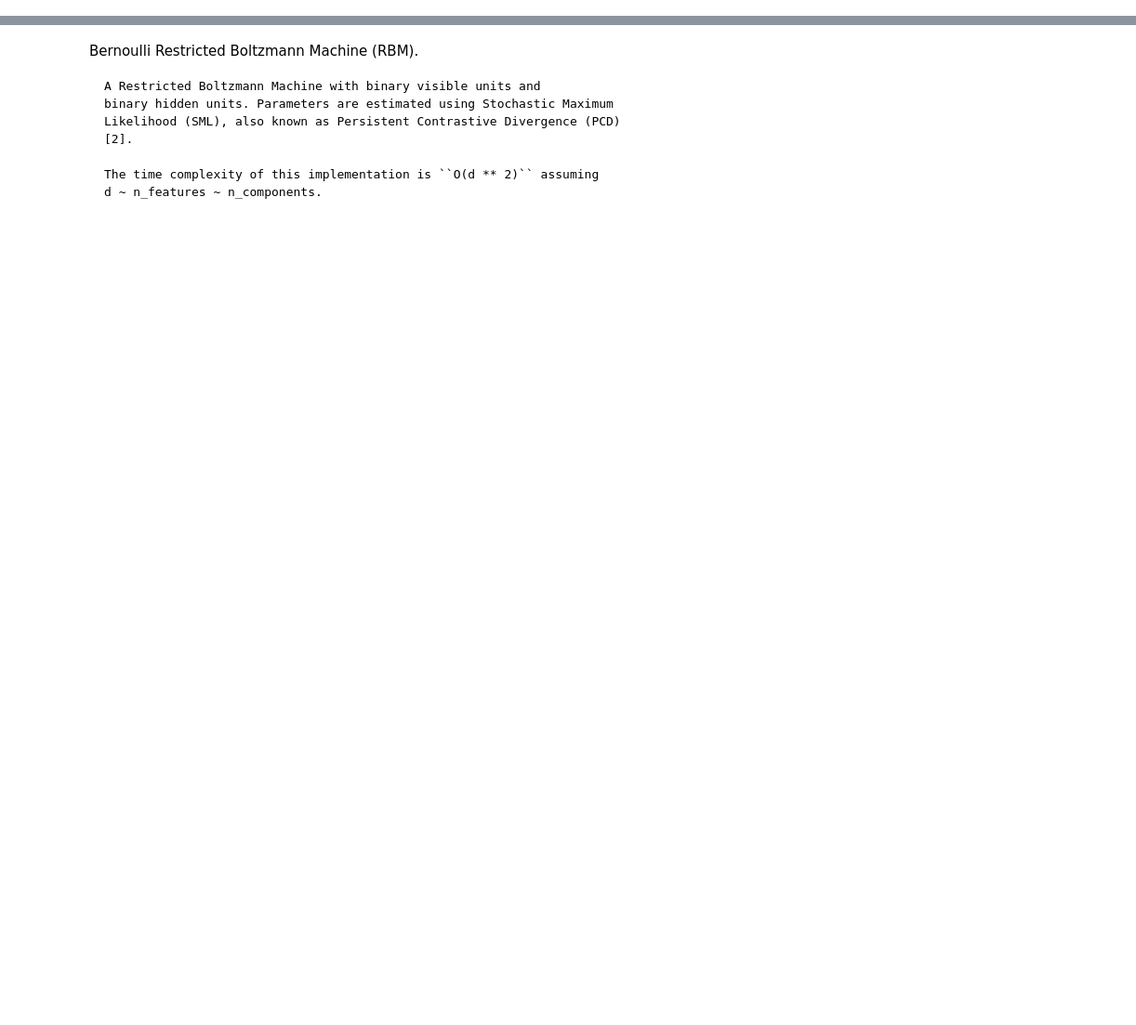
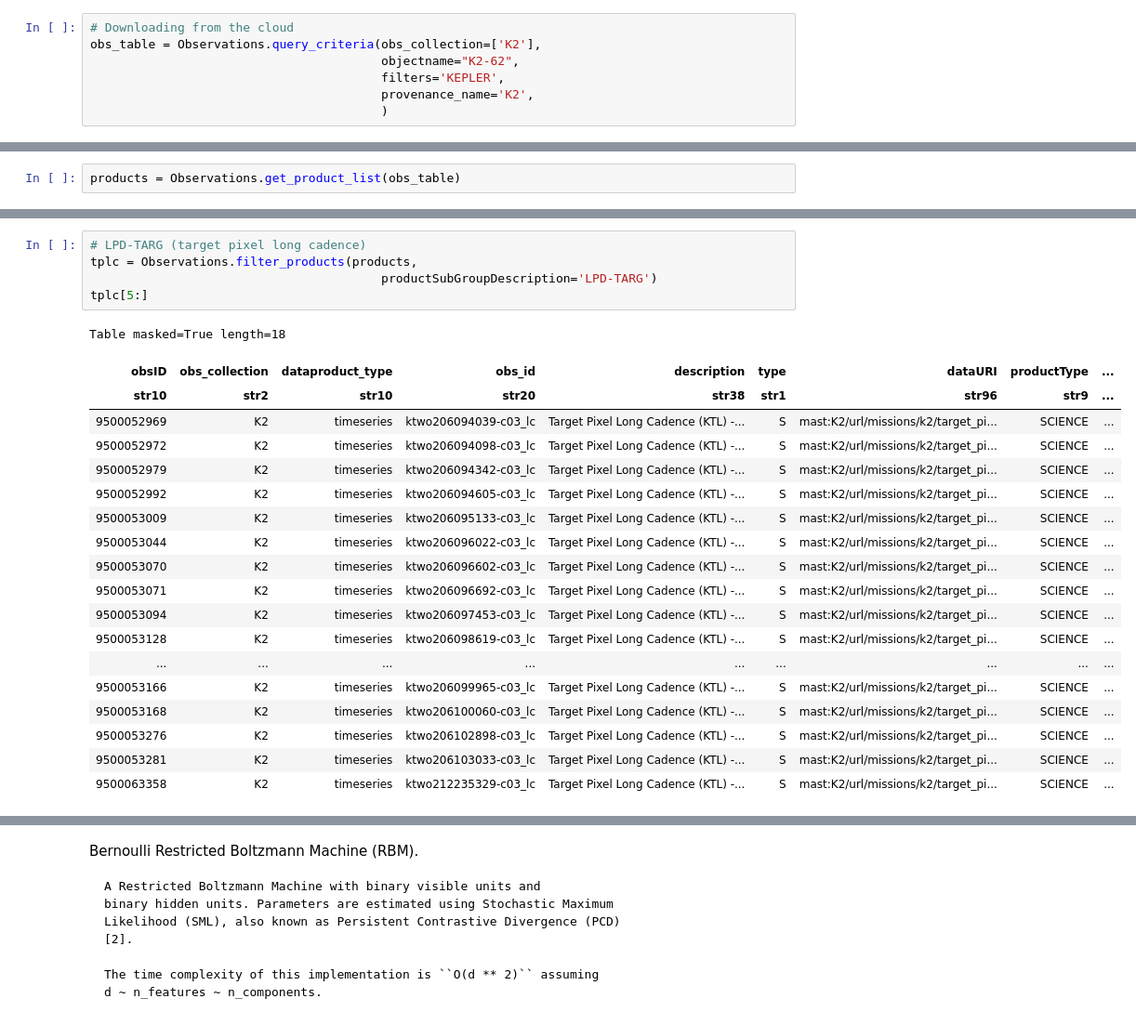
Before and after one commit to alphasentaurii/starskope, a Jupyter notebook: starskope_3.ipynb, the cells around one changed output, grey strips where cells are left out. Shown: that part at 93% size. Drawn from its saved outputs; the diff is of its cells as text; blank space fills up the shorter version.

```diff
--- a/starskope_3.ipynb
+++ b/starskope_3.ipynb
@@ -7,0 +141,7 @@ WORK IN PROGRESS
+# %%
+# Downloading from the cloud
+obs_table = Observations.query_criteria(obs_collection=['K2'],
+                                        objectname="K2-62",
+                                        filters='KEPLER',
+                                        provenance_name='K2',
+                                        )
@@ -7,0 +163,2 @@ WORK IN PROGRESS
+# %%
+products = Observations.get_product_list(obs_table)
@@ -7,0 +193,25 @@ WORK IN PROGRESS
+# %%
+# LPD-TARG (target pixel long cadence)
+tplc = Observations.filter_products(products,
+                                        productSubGroupDescription='LPD-TARG')
+tplc[5:]
+# %% [output]
+Table masked=True length=18
+| obsID | obs_collection | dataproduct_type | obs_id | description | type | dataURI | productType | ... |
+| str10 | str2 | str10 | str20 | str38 | str1 | str96 | str9 | ... |
+| 9500052969 | K2 | timeseries | ktwo206094039-c03_lc | Target Pixel Long Cadence (KTL) -... | S | mast:K2/url/missions/k2/target_pi... | SCIENCE | ... |
+| 9500052972 | K2 | timeseries | ktwo206094098-c03_lc | Target Pixel Long Cadence (KTL) -... | S | mast:K2/url/missions/k2/target_pi... | SCIENCE | ... |
+| 9500052979 | K2 | timeseries | ktwo206094342-c03_lc | Target Pixel Long Cadence (KTL) -... | S | mast:K2/url/missions/k2/target_pi... | SCIENCE | ... |
+| 9500052992 | K2 | timeseries | ktwo206094605-c03_lc | Target Pixel Long Cadence (KTL) -... | S | mast:K2/url/missions/k2/target_pi... | SCIENCE | ... |
+| 9500053009 | K2 | timeseries | ktwo206095133-c03_lc | Target Pixel Long Cadence (KTL) -... | S | mast:K2/url/missions/k2/target_pi... | SCIENCE | ... |
+| 9500053044 | K2 | timeseries | ktwo206096022-c03_lc | Target Pixel Long Cadence (KTL) -... | S | mast:K2/url/missions/k2/target_pi... | SCIENCE | ... |
+| 9500053070 | K2 | timeseries | ktwo206096602-c03_lc | Target Pixel Long Cadence (KTL) -... | S | mast:K2/url/missions/k2/target_pi... | SCIENCE | ... |
+| 9500053071 | K2 | timeseries | ktwo206096692-c03_lc | Target Pixel Long Cadence (KTL) -... | S | mast:K2/url/missions/k2/target_pi... | SCIENCE | ... |
+| 9500053094 | K2 | timeseries | ktwo206097453-c03_lc | Target Pixel Long Cadence (KTL) -... | S | mast:K2/url/missions/k2/target_pi... | SCIENCE | ... |
+| 9500053128 | K2 | timeseries | ktwo206098619-c03_lc | Target Pixel Long Cadence (KTL) -... | S | mast:K2/url/missions/k2/target_pi... | SCIENCE | ... |
+| ... | ... | ... | ... | ... | ... | ... | ... | ... |
+| 9500053166 | K2 | timeseries | ktwo206099965-c03_lc | Target Pixel Long Cadence (KTL) -... | S | mast:K2/url/missions/k2/target_pi... | SCIENCE | ... |
+| 9500053168 | K2 | timeseries | ktwo206100060-c03_lc | Target Pixel Long Cadence (KTL) -... | S | mast:K2/url/missions/k2/target_pi... | SCIENCE | ... |
+| 9500053276 | K2 | timeseries | ktwo206102898-c03_lc | Target Pixel Long Cadence (KTL) -... | S | mast:K2/url/missions/k2/target_pi... | SCIENCE | ... |
+| 9500053281 | K2 | timeseries | ktwo206103033-c03_lc | Target Pixel Long Cadence (KTL) -... | S | mast:K2/url/missions/k2/target_pi... | SCIENCE | ... |
+| 9500063358 | K2 | timeseries | ktwo212235329-c03_lc | Target Pixel Long Cadence (KTL) -... | S | mast:K2/url/missions/k2/target_pi... | SCIENCE | ... |
```
Also changed, not shown: parts of 85 cells of this notebook, 3 other files.
